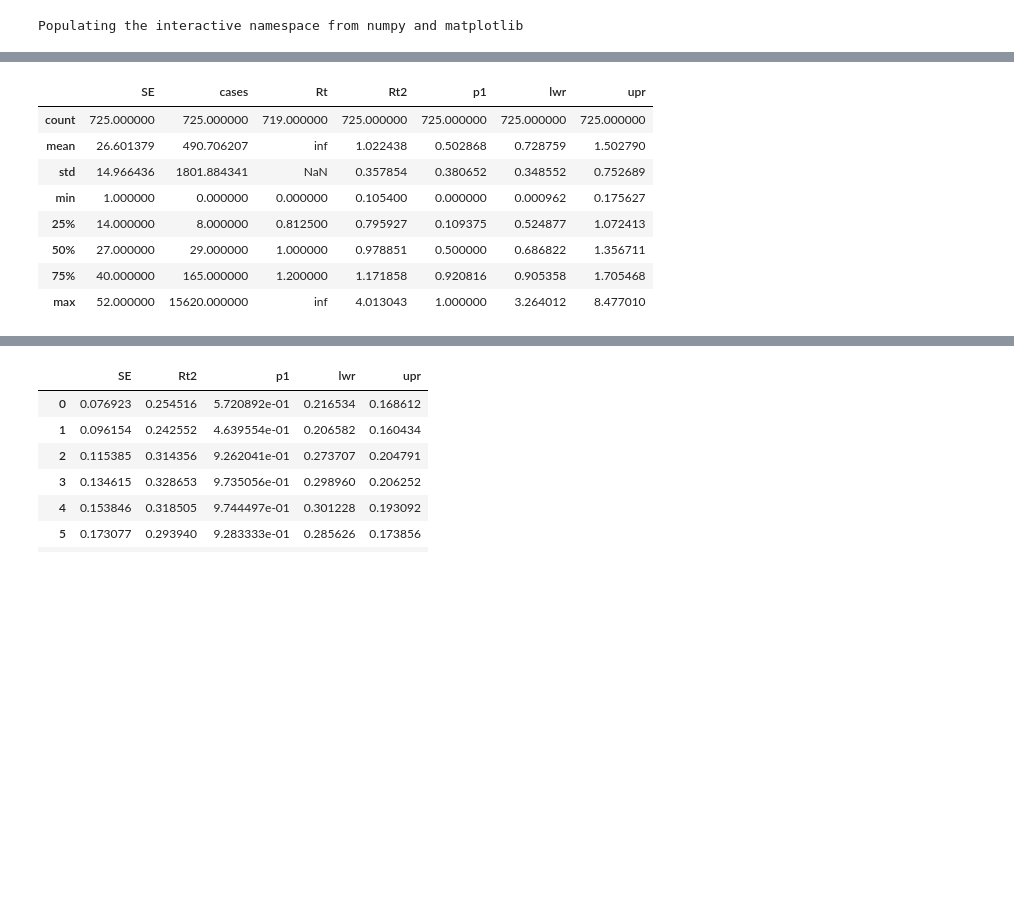
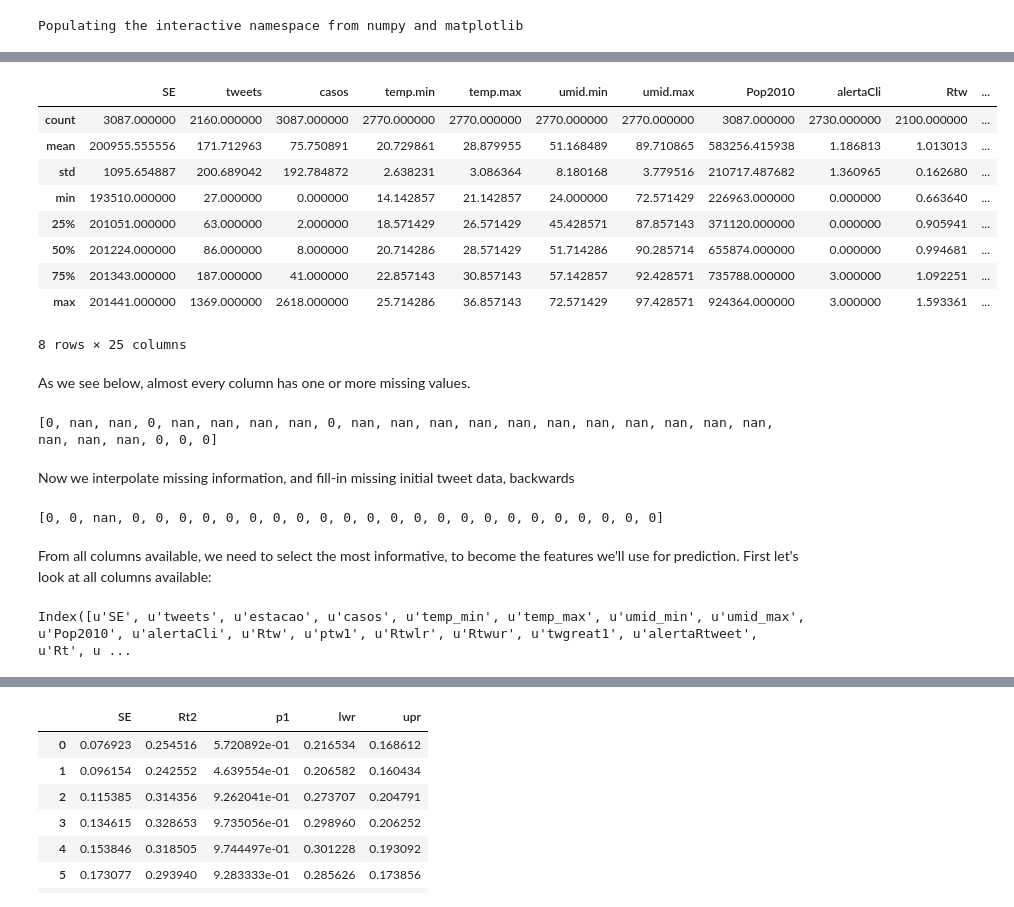
Before and after one commit to AlertaDengue/AlertaDengueAnalise, a Jupyter notebook: ML Approach/Deep Belief in Dengue.ipynb, the cells around one changed output, grey strips where cells are left out. Saved outputs shown, nothing was run; the diff lists cells and outputs as text; code cells hidden in the pictures; blank space fills up the shorter version.

```diff
--- a/ML Approach/Deep Belief in Dengue.ipynb
+++ b/ML Approach/Deep Belief in Dengue.ipynb
@@ -15,0 +22,3 @@ data = pd.read_csv("data_Rt_dengue_big.csv", header=0, delimiter=',', skiprows=[
+# %%
+data_new = pd.read_csv("alertaAPS_201441.csv", header=0, delimiter=',', skiprows=[1, 2, 3],index_col=0, parse_dates=True)
+len(data_new)
@@ -16,12 +49,36 @@ data = pd.read_csv("data_Rt_dengue_big.csv", header=0, delimiter=',', skiprows=[
 # %%
-data.describe()
+data_new.describe()
 # %% [output]
-|  | SE | cases | Rt | Rt2 | p1 | lwr | upr |
-| count | 725.000000 | 725.000000 | 719.000000 | 725.000000 | 725.000000 | 725.000000 | 725.000000 |
-| mean | 26.601379 | 490.706207 | inf | 1.022438 | 0.502868 | 0.728759 | 1.502790 |
-| std | 14.966436 | 1801.884341 | NaN | 0.357854 | 0.380652 | 0.348552 | 0.752689 |
-| min | 1.000000 | 0.000000 | 0.000000 | 0.105400 | 0.000000 | 0.000962 | 0.175627 |
-| 25% | 14.000000 | 8.000000 | 0.812500 | 0.795927 | 0.109375 | 0.524877 | 1.072413 |
-| 50% | 27.000000 | 29.000000 | 1.000000 | 0.978851 | 0.500000 | 0.686822 | 1.356711 |
-| 75% | 40.000000 | 165.000000 | 1.200000 | 1.171858 | 0.920816 | 0.905358 | 1.705468 |
-| max | 52.000000 | 15620.000000 | inf | 4.013043 | 1.000000 | 3.264012 | 8.477010 |
+|  | SE | tweets | casos | temp.min | temp.max | umid.min | umid.max | Pop2010 | alertaCli | Rtw | ... |
+| count | 3087.000000 | 2160.000000 | 3087.000000 | 2770.000000 | 2770.000000 | 2770.000000 | 2770.000000 | 3087.000000 | 2730.000000 | 2100.000000 | ... |
+| mean | 200955.555556 | 171.712963 | 75.750891 | 20.729861 | 28.879955 | 51.168489 | 89.710865 | 583256.415938 | 1.186813 | 1.013013 | ... |
+| std | 1095.654887 | 200.689042 | 192.784872 | 2.638231 | 3.086364 | 8.180168 | 3.779516 | 210717.487682 | 1.360965 | 0.162680 | ... |
+| min | 193510.000000 | 27.000000 | 0.000000 | 14.142857 | 21.142857 | 24.000000 | 72.571429 | 226963.000000 | 0.000000 | 0.663640 | ... |
+| 25% | 201051.000000 | 63.000000 | 2.000000 | 18.571429 | 26.571429 | 45.428571 | 87.857143 | 371120.000000 | 0.000000 | 0.905941 | ... |
+| 50% | 201224.000000 | 86.000000 | 8.000000 | 20.714286 | 28.571429 | 51.714286 | 90.285714 | 655874.000000 | 0.000000 | 0.994681 | ... |
+| 75% | 201343.000000 | 187.000000 | 41.000000 | 22.857143 | 30.857143 | 57.142857 | 92.428571 | 735788.000000 | 3.000000 | 1.092251 | ... |
+| max | 201441.000000 | 1369.000000 | 2618.000000 | 25.714286 | 36.857143 | 72.571429 | 97.428571 | 924364.000000 | 3.000000 | 1.593361 | ... |
+8 rows × 25 columns
+# %% [markdown]
+As we see below, almost every column has one or more missing values.
+# %%
+print [sum(data_new[c][data_new[c].isnull()]) for c in data_new.columns]
+# %% [output]
+[0, nan, nan, 0, nan, nan, nan, nan, 0, nan, nan, nan, nan, nan, nan, nan, nan, nan, nan, nan, nan, nan, nan, 0, 0, 0]
+# %% [markdown]
+Now we interpolate missing information, and fill-in missing initial tweet data, backwards
+# %%
+data_new_f = data_new.replace([np.inf, -np.inf], np.nan).interpolate().fillna(method='bfill')
+# checking if any NANs are left
+print [sum(data_new_f[c][data_new_f[c].isnull()]) for c in data_new_f.columns]
+# %% [output]
+[0, 0, nan, 0, 0, 0, 0, 0, 0, 0, 0, 0, 0, 0, 0, 0, 0, 0, 0, 0, 0, 0, 0, 0, 0, 0]
+# %% [markdown]
+From all columns available, we need to select the most informative, to become the features we'll use for prediction.
+First let's look at all columns available:
+# %%
+# let's turn columns names to something more pythonic
+data_new_f.columns = [c.replace('.','_') for c in data_new_f.columns]
+data_new_f.columns
+# %% [output]
+Index([u'SE', u'tweets', u'estacao', u'casos', u'temp_min', u'temp_max', u'umid_min', u'umid_max', u'Pop2010', u'alertaCli', u'Rtw', u'ptw1', u'Rtwlr', u'Rtwur', u'twgreat1', u'alertaRtweet', u'Rt', u ...
```
Also changed, not shown: parts of 37 cells of this notebook.
